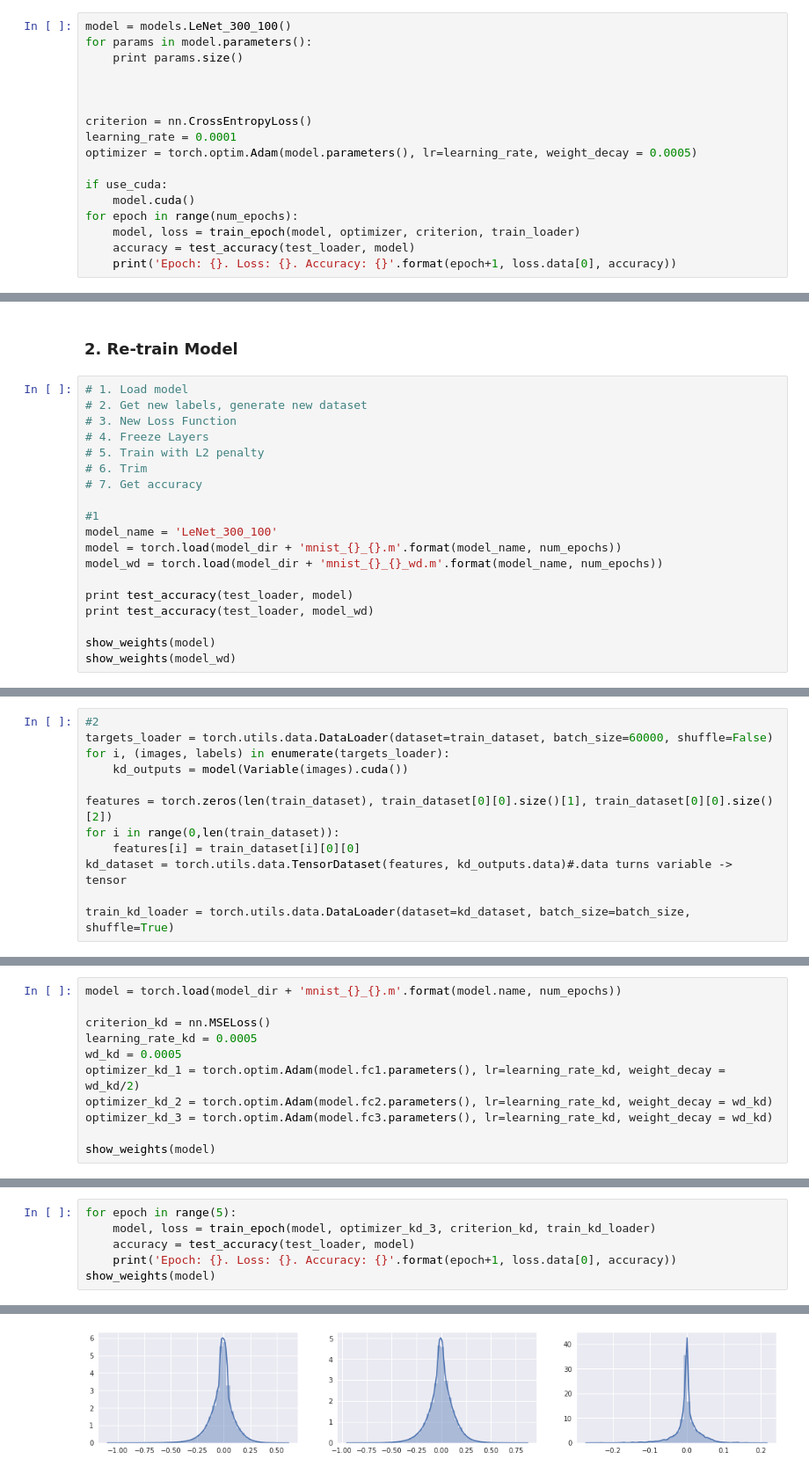
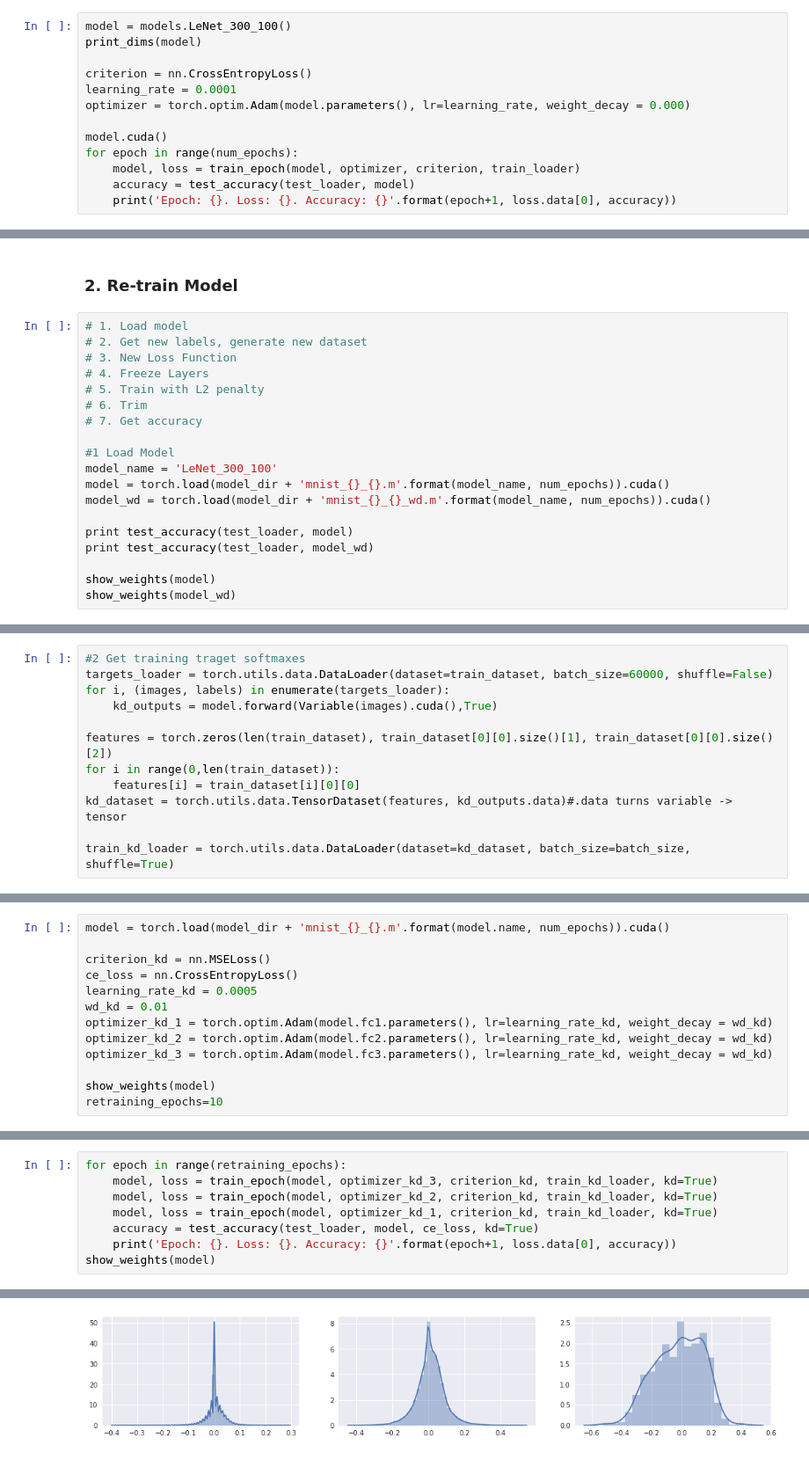
Before and after one commit to okz12/NN_compression, a Jupyter notebook: KD.ipynb, the cells around one changed output, grey strips where cells are left out. Shown at 88% size. Drawn from its saved outputs; the diff is of its cells as text.

Commit message:
Added CE Loss to test function

```diff
--- a/KD.ipynb
+++ b/KD.ipynb
@@ -37,17 +32,13 @@ use_cuda = torch.cuda.is_available()
 ### 1. Train Model
 # %%
 model = models.LeNet_300_100()
-for params in model.parameters():
-    print params.size()
-
-
+print_dims(model)
 
 criterion = nn.CrossEntropyLoss()
 learning_rate = 0.0001
-optimizer = torch.optim.Adam(model.parameters(), lr=learning_rate, weight_decay = 0.0005)
+optimizer = torch.optim.Adam(model.parameters(), lr=learning_rate, weight_decay = 0.000)
 
-if use_cuda:
-    model.cuda()
+model.cuda()
 for epoch in range(num_epochs):
     model, loss = train_epoch(model, optimizer, criterion, train_loader)
     accuracy = test_accuracy(test_loader, model)
@@ -83,10 +61,10 @@ torch.save(model, model_dir + 'mnist_{}_{}_wd.m'.format(model.name, num_epochs))
 # 6. Trim
 # 7. Get accuracy
 
-#1
+#1 Load Model
 model_name = 'LeNet_300_100'
-model = torch.load(model_dir + 'mnist_{}_{}.m'.format(model_name, num_epochs))
-model_wd = torch.load(model_dir + 'mnist_{}_{}_wd.m'.format(model_name, num_epochs))
+model = torch.load(model_dir + 'mnist_{}_{}.m'.format(model_name, num_epochs)).cuda()
+model_wd = torch.load(model_dir + 'mnist_{}_{}_wd.m'.format(model_name, num_epochs)).cuda()
 
 print test_accuracy(test_loader, model)
 print test_accuracy(test_loader, model_wd)
@@ -163,8 +76,8 @@ for prune_l1 in range(0,101,10):
 # %%
-#2
+#2 Get training traget softmaxes
 targets_loader = torch.utils.data.DataLoader(dataset=train_dataset, batch_size=60000, shuffle=False)
 for i, (images, labels) in enumerate(targets_loader):
-    kd_outputs = model(Variable(images).cuda())
+    kd_outputs = model.forward(Variable(images).cuda(),True)
 
 features = torch.zeros(len(train_dataset), train_dataset[0][0].size()[1], train_dataset[0][0].size()[2])
 for i in range(0,len(train_dataset)):
@@ -195,13 +103,15 @@ True
 # %%
-model = torch.load(model_dir + 'mnist_{}_{}.m'.format(model.name, num_epochs))
+model = torch.load(model_dir + 'mnist_{}_{}.m'.format(model.name, num_epochs)).cuda()
 
 criterion_kd = nn.MSELoss()
+ce_loss = nn.CrossEntropyLoss()
 learning_rate_kd = 0.0005
-wd_kd = 0.0005
-optimizer_kd_1 = torch.optim.Adam(model.fc1.parameters(), lr=learning_rate_kd, weight_decay = wd_kd/2)
+wd_kd = 0.01
+optimizer_kd_1 = torch.optim.Adam(model.fc1.parameters(), lr=learning_rate_kd, weight_decay = wd_kd)
 optimizer_kd_2 = torch.optim.Adam(model.fc2.parameters(), lr=learning_rate_kd, weight_decay = wd_kd)
 optimizer_kd_3 = torch.optim.Adam(model.fc3.parameters(), lr=learning_rate_kd, weight_decay = wd_kd)
 
 show_weights(model)
+retraining_epochs=10
 # %% [output]
 <matplotlib.figure.Figure at 0x...>
@@ -209,7 +119,9 @@ show_weights(model)
 # %%
-for epoch in range(5):
-    model, loss = train_epoch(model, optimizer_kd_3, criterion_kd, train_kd_loader)
-    accuracy = test_accuracy(test_loader, model)
+for epoch in range(retraining_epochs):
+    model, loss = train_epoch(model, optimizer_kd_3, criterion_kd, train_kd_loader, kd=True)
+    model, loss = train_epoch(model, optimizer_kd_2, criterion_kd, train_kd_loader, kd=True)
+    model, loss = train_epoch(model, optimizer_kd_1, criterion_kd, train_kd_loader, kd=True)
+    accuracy = test_accuracy(test_loader, model, ce_loss, kd=True)
     print('Epoch: {}. Loss: {}. Accuracy: {}'.format(epoch+1, loss.data[0], accuracy))
 show_weights(model)
 # %% [output]
@@ -221,2 +138,2 @@ Epoch: 5. Loss: 1.28076662804e-05. Accuracy: 98.24
 <matplotlib.figure.Figure at 0x...>
-[figure, old version]
+[figure, new version]
```
Also changed, not shown: parts of 12 cells of this notebook, 3 other files.
